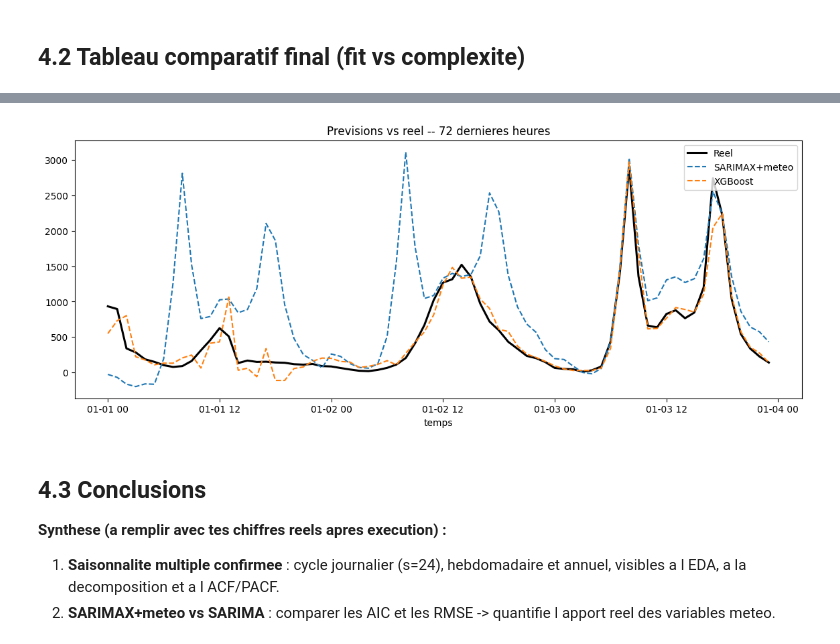
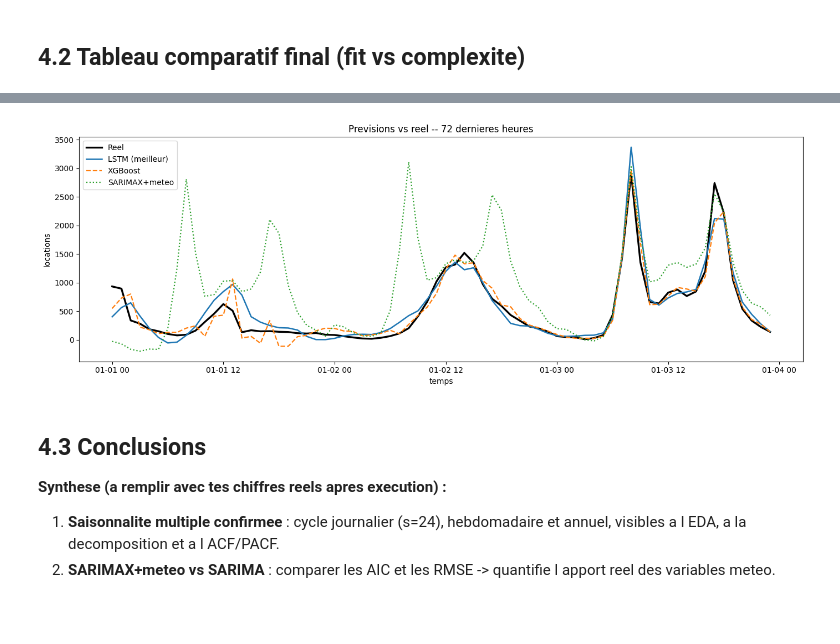
Before and after one commit to aitoufkir-khadija2004/TimeSeries_-projet, a Jupyter notebook: Projet_London_Bike_TimeSeries_(1).ipynb, the cells around one changed output, grey strips where cells are left out. Saved outputs shown, nothing was run; the diff lists cells and outputs as text; code cells hidden in the pictures; blank space fills up the shorter version.

```diff
--- a/Projet_London_Bike_TimeSeries_(1).ipynb
+++ b/Projet_London_Bike_TimeSeries_(1).ipynb
@@ -370,12 +370,15 @@ def build(kind):
         cell(64,return_sequences=True), layers.Dropout(0.2),
         cell(32), layers.Dense(16,activation='relu'), layers.Dense(1)])
     m.compile('adam','mse'); return m
+
 es=tf.keras.callbacks.EarlyStopping(patience=4,restore_best_weights=True)
+dl_preds={}                                   # <-- on stocke les predictions ici
 for kind in ['LSTM','GRU']:
     m=build(kind); t=time.time()
     m.fit(Xtr_dl,Ytr_dl,validation_split=0.1,epochs=20,batch_size=64,
           callbacks=[es],verbose=2)
     pred=(m.predict(Xte_dl,verbose=0).ravel()*sd)+mu
+    dl_preds[kind]=pred                        # <-- sauvegarde (LSTM ET GRU)
     record(kind, y_test.values, pred, m.count_params(), time.time()-t)
 # %% [output]
 Epoch 1/20
@@ -452,12 +459,14 @@ plt.tight_layout(); plt.show()
 # %%
 # Previsions vs reel sur les 3 derniers jours (meilleurs modeles)
 plt.figure(figsize=(14,5))
-plt.plot(test.index[-72:], y_test.values[-72:], 'k-', lw=2.2, label='Reel')
-plt.plot(test.index[-72:], np.asarray(sarimax.forecast(H,exog=test[exog]))[-72:], '--', label='SARIMAX+meteo')
-plt.plot(test.index[-72:], best.predict(Xte)[-72:], '--', label='XGBoost')
-plt.legend(); plt.title('Previsions vs reel -- 72 dernieres heures'); plt.xlabel('temps'); plt.show()
+plt.plot(test.index[-72:], y_test.values[-72:], 'k-', lw=2.4, label='Reel')
+plt.plot(test.index[-72:], dl_preds['LSTM'][-72:], '-',  lw=1.8, label='LSTM (meilleur)')
+plt.plot(test.index[-72:], best.predict(Xte)[-72:], '--', lw=1.6, label='XGBoost')
+plt.plot(test.index[-72:], np.asarray(sarimax.forecast(H,exog=test[exog]))[-72:], ':', lw=1.6, label='SARIMAX+meteo')
+plt.legend(); plt.title('Previsions vs reel -- 72 dernieres heures')
+plt.xlabel('temps'); plt.ylabel('locations'); plt.tight_layout(); plt.show()
 # %% [output]
-[figure, old version]
+[figure, new version]
 # %% [markdown]
 ## 4.3 Conclusions
 
```
Also changed, not shown: parts of 3 cells of this notebook.
